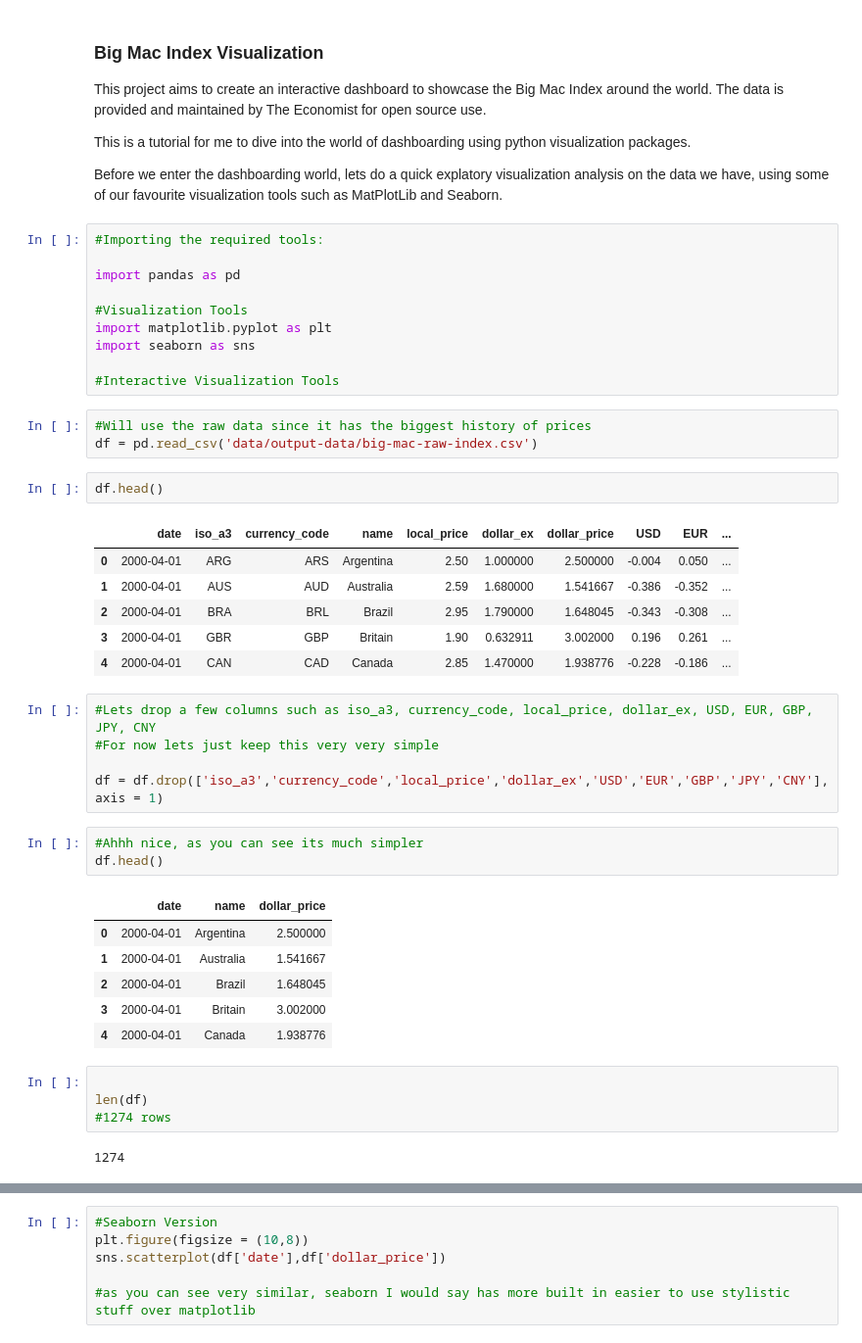
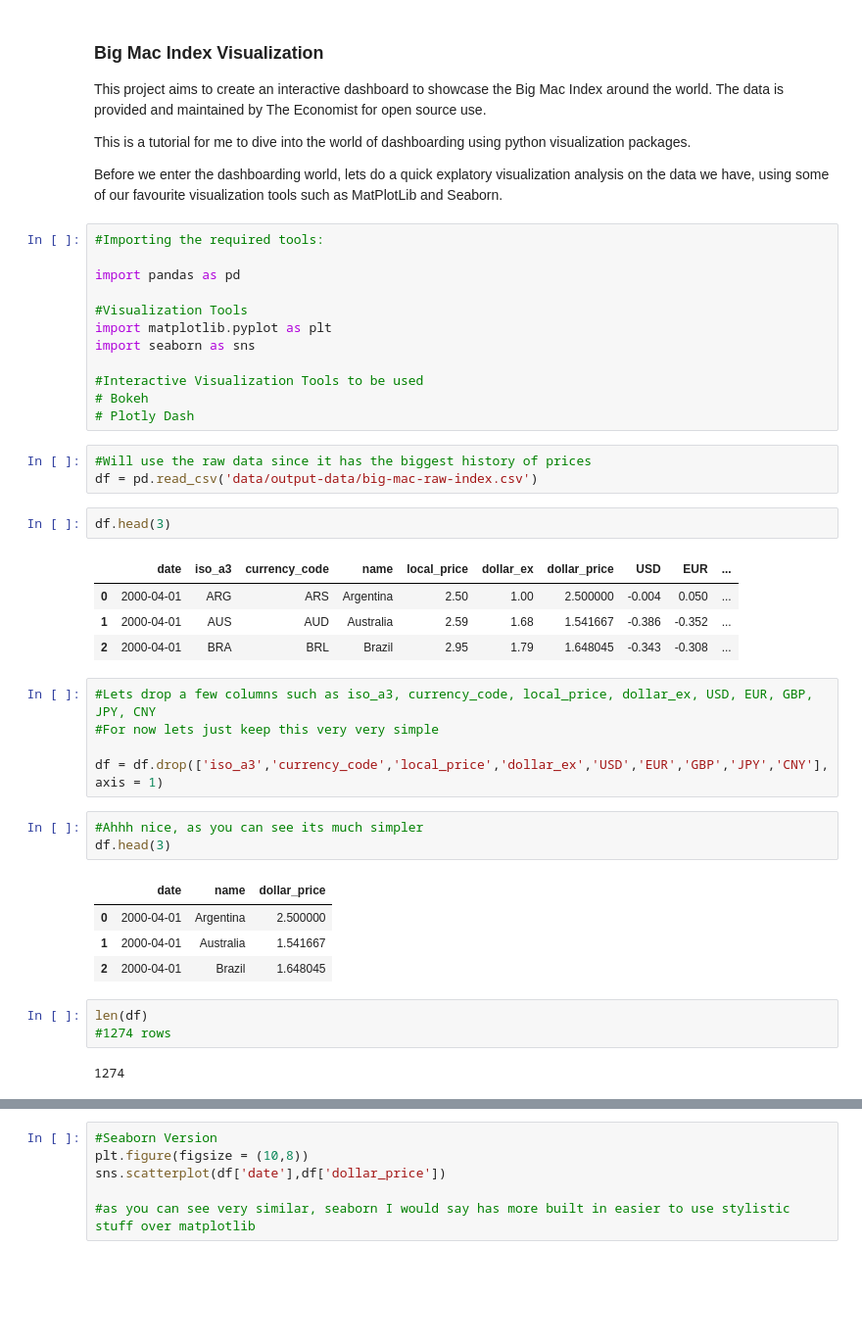
Before and after one commit to andrewhnberry/Visualization_Tuesdays, a Jupyter notebook: 01-Big_Mac_Index_Dashboard/Big_Mac_Visulization.ipynb, the cells around one changed output, grey strips where cells are left out. Shown at 98% size. Saved outputs shown, nothing was run; the diff lists cells and outputs as text; blank space fills up the shorter version.

```diff
--- a/01-Big_Mac_Index_Dashboard/Big_Mac_Visulization.ipynb
+++ b/01-Big_Mac_Index_Dashboard/Big_Mac_Visulization.ipynb
@@ -15,19 +15,19 @@ import pandas as pd
 import matplotlib.pyplot as plt
 import seaborn as sns
 
-#Interactive Visualization Tools
+#Interactive Visualization Tools to be used
+# Bokeh
+# Plotly Dash
 # %%
 #Will use the raw data since it has the biggest history of prices
 df = pd.read_csv('data/output-data/big-mac-raw-index.csv')
 # %%
-df.head()
+df.head(3)
 # %% [output]
 |  | date | iso_a3 | currency_code | name | local_price | dollar_ex | dollar_price | USD | EUR | ... |
-| 0 | 2000-04-01 | ARG | ARS | Argentina | 2.50 | 1.000000 | 2.500000 | -0.004 | 0.050 | ... |
-| 1 | 2000-04-01 | AUS | AUD | Australia | 2.59 | 1.680000 | 1.541667 | -0.386 | -0.352 | ... |
-| 2 | 2000-04-01 | BRA | BRL | Brazil | 2.95 | 1.790000 | 1.648045 | -0.343 | -0.308 | ... |
-| 3 | 2000-04-01 | GBR | GBP | Britain | 1.90 | 0.632911 | 3.002000 | 0.196 | 0.261 | ... |
-| 4 | 2000-04-01 | CAN | CAD | Canada | 2.85 | 1.470000 | 1.938776 | -0.228 | -0.186 | ... |
+| 0 | 2000-04-01 | ARG | ARS | Argentina | 2.50 | 1.00 | 2.500000 | -0.004 | 0.050 | ... |
+| 1 | 2000-04-01 | AUS | AUD | Australia | 2.59 | 1.68 | 1.541667 | -0.386 | -0.352 | ... |
+| 2 | 2000-04-01 | BRA | BRL | Brazil | 2.95 | 1.79 | 1.648045 | -0.343 | -0.308 | ... |
 # %%
 #Lets drop a few columns such as iso_a3, currency_code, local_price, dollar_ex, USD, EUR, GBP, JPY, CNY
 #For now lets just keep this very very simple
@@ -35,16 +35,13 @@ df.head()
 df = df.drop(['iso_a3','currency_code','local_price','dollar_ex','USD','EUR','GBP','JPY','CNY'], axis = 1)
 # %%
 #Ahhh nice, as you can see its much simpler
-df.head()
+df.head(3)
 # %% [output]
 |  | date | name | dollar_price |
 | 0 | 2000-04-01 | Argentina | 2.500000 |
 | 1 | 2000-04-01 | Australia | 1.541667 |
 | 2 | 2000-04-01 | Brazil | 1.648045 |
-| 3 | 2000-04-01 | Britain | 3.002000 |
-| 4 | 2000-04-01 | Canada | 1.938776 |
 # %%
-
 len(df)
 #1274 rows
 # %% [output]
```
Also changed, not shown: parts of 2 cells of this notebook, 1 other file.
